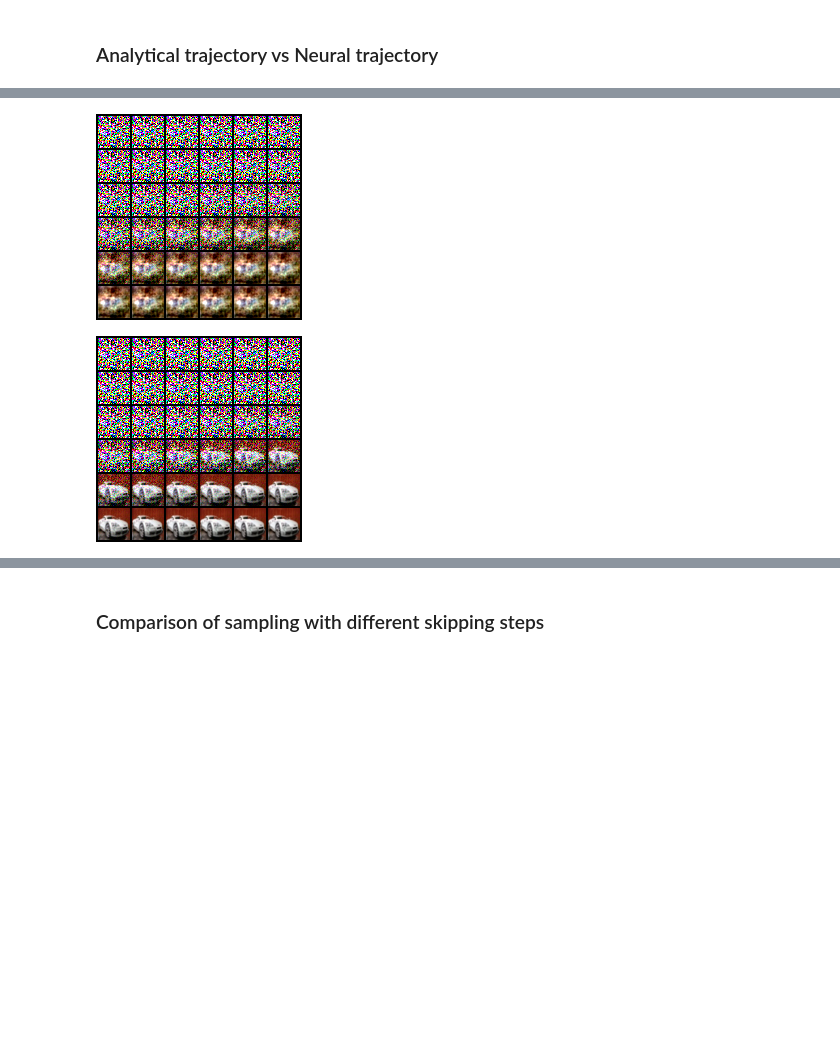
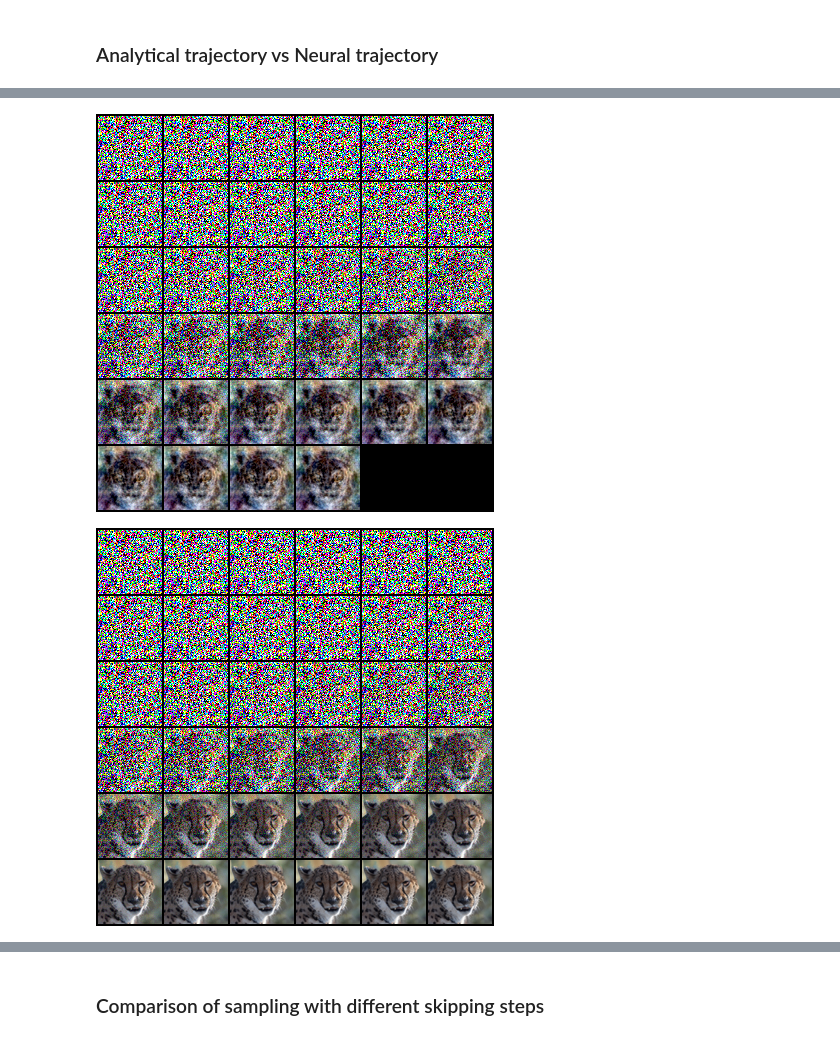
Before and after one commit to Animadversio/GaussianTeleportationDiffusion, a Jupyter notebook: notebooks/demo_edm_score.ipynb, the cells around one changed output, grey strips where cells are left out. Drawn from its saved outputs; the diff is of its cells as text; code cells hidden in the pictures; blank space fills up the shorter version.

```diff
--- a/notebooks/demo_edm_score.ipynb
+++ b/notebooks/demo_edm_score.ipynb
@@ -198,7 +198,7 @@ PCA_name_dict = {"cifar32": "cifar32_PCA.pt",
                  "afhq64": "afhqv264_PCA.pt",
                  "imagenet64": "imagenet64_PCA.pt"}
 
-dataset_name = "cifar32" # choose from "cifar32", "ffhq64", "afhq64", "imagenet64"
+dataset_name = "afhq64" # choose from "cifar32", "ffhq64", "afhq64", "imagenet64"
 PCA_name = PCA_name_dict[dataset_name]
 ckpt_name = ckpt_name_dict[dataset_name]
 
@@ -264,11 +319,12 @@ display(mtg_edm)
 # %%
-mtg_analy = tsr_to_mtg(x_traj_analy_imgs[:, 2], nrow=6, padding=2)
+sample_id = 5
+mtg_analy = tsr_to_mtg(x_traj_analy_imgs[:, sample_id], nrow=6, padding=2)
 display(mtg_analy)
-mtg_edm = tsr_to_mtg(x_traj_edm[:, 2], nrow=6, padding=2)
+mtg_edm = tsr_to_mtg(x_traj_edm[:, sample_id], nrow=6, padding=2)
 display(mtg_edm)
 # %% [output]
-[figure, old version]
+[figure, new version]
-[figure, old version]
+[figure, new version]
 # %%
 # compute MSE
 mse_edm = ((x_traj_analy_imgs - x_traj_edm) ** 2).mean(dim=(2,3,4))
```
Also changed, not shown: parts of 8 cells of this notebook, 8 other files.
